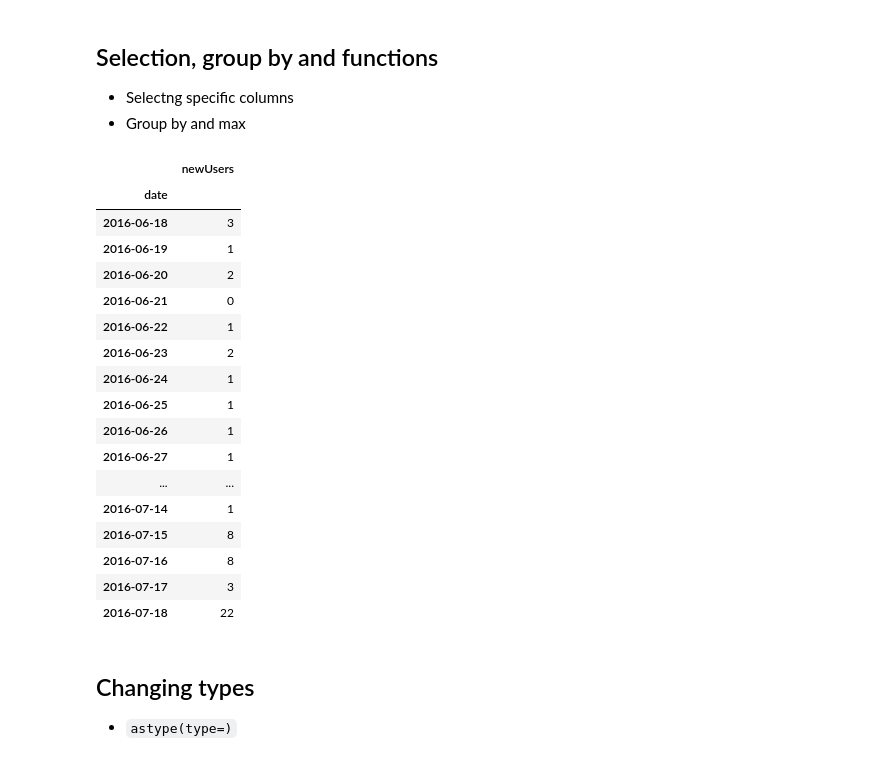
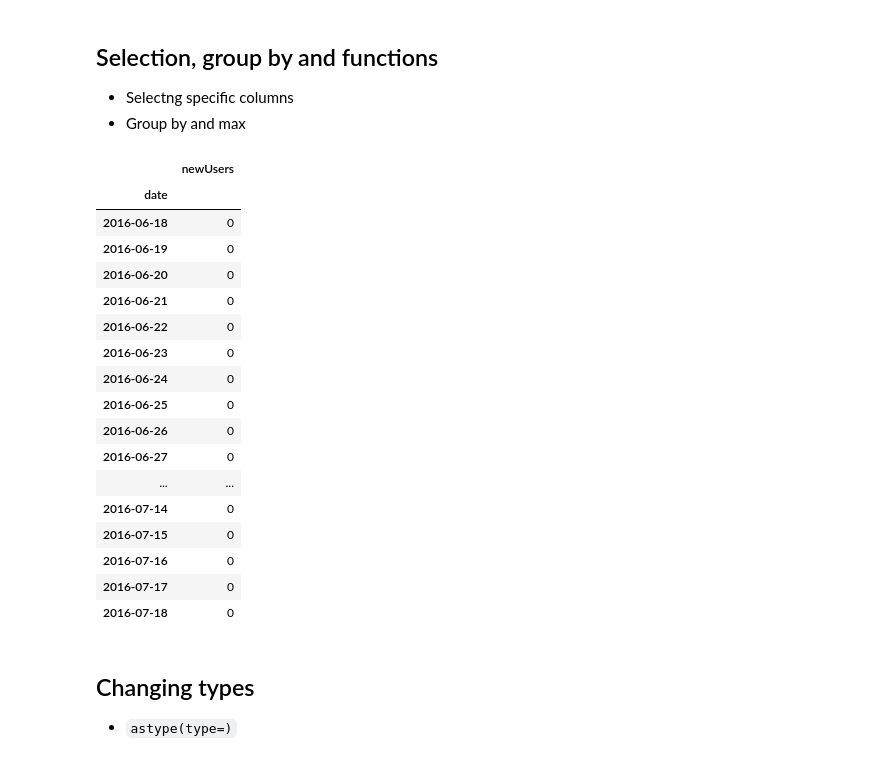
Before and after one commit to edouardAsmar/JupyterNotebooksDemo, a Jupyter notebook: Engima Presentation.ipynb, the cells around one changed output. Cells and saved outputs as stored; diff of their text form; code cells hidden in the pictures.

````diff
--- a/Engima Presentation.ipynb
+++ b/Engima Presentation.ipynb
@@ -96,26 +96,26 @@ df.tail()
 * Selectng specific columns
 * Group by and max
 # %%
-df[['newUsers', 'date']].groupby('date').max()
+df[['newUsers', 'date']].groupby('date').min()
 # %% [output]
 |  | newUsers |
 | date |  |
-| 2016-06-18 | 3 |
-| 2016-06-19 | 1 |
-| 2016-06-20 | 2 |
+| 2016-06-18 | 0 |
+| 2016-06-19 | 0 |
+| 2016-06-20 | 0 |
 | 2016-06-21 | 0 |
-| 2016-06-22 | 1 |
-| 2016-06-23 | 2 |
-| 2016-06-24 | 1 |
-| 2016-06-25 | 1 |
-| 2016-06-26 | 1 |
-| 2016-06-27 | 1 |
+| 2016-06-22 | 0 |
+| 2016-06-23 | 0 |
+| 2016-06-24 | 0 |
+| 2016-06-25 | 0 |
+| 2016-06-26 | 0 |
+| 2016-06-27 | 0 |
 | ... | ... |
-| 2016-07-14 | 1 |
-| 2016-07-15 | 8 |
-| 2016-07-16 | 8 |
-| 2016-07-17 | 3 |
-| 2016-07-18 | 22 |
+| 2016-07-14 | 0 |
+| 2016-07-15 | 0 |
+| 2016-07-16 | 0 |
+| 2016-07-17 | 0 |
+| 2016-07-18 | 0 |
 # %% [markdown]
 ## Changing types
 * ```astype(type=)```
````
Also changed, not shown: parts of 2 cells of this notebook, 1 other file.
